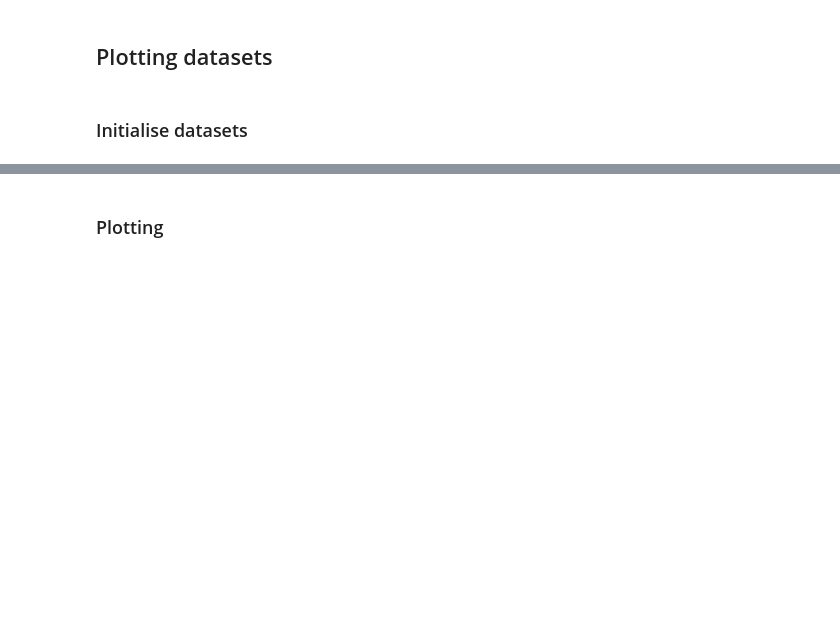
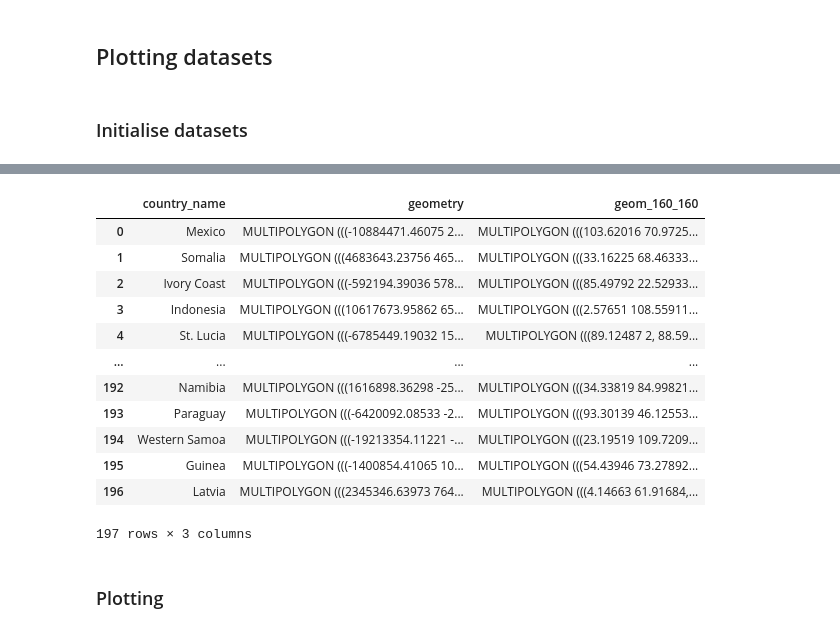
Before and after one commit to JortdeJong13/country-guess, a Jupyter notebook: Model training.ipynb, the cells around one changed output, grey strips where cells are left out. Drawn from its saved outputs; the diff is of its cells as text; code cells hidden in the pictures; blank space fills up the shorter version.

```diff
--- a/Model training.ipynb
+++ b/Model training.ipynb
@@ -35,3 +33,19 @@ INFO:countryguess.data:Loaded 81 countries
+# %%
+ref_data.gdf
+# %% [output]
+|  | country_name | geometry | geom_160_160 |
+| 0 | Mexico | MULTIPOLYGON (((-10884471.46075 2... | MULTIPOLYGON (((103.62016 70.9725... |
+| 1 | Somalia | MULTIPOLYGON (((4683643.23756 465... | MULTIPOLYGON (((33.16225 68.46333... |
+| 2 | Ivory Coast | MULTIPOLYGON (((-592194.39036 578... | MULTIPOLYGON (((85.49792 22.52933... |
+| 3 | Indonesia | MULTIPOLYGON (((10617673.95862 65... | MULTIPOLYGON (((2.57651 108.55911... |
+| 4 | St. Lucia | MULTIPOLYGON (((-6785449.19032 15... | MULTIPOLYGON (((89.12487 2, 88.59... |
+| ... | ... | ... | ... |
+| 192 | Namibia | MULTIPOLYGON (((1616898.36298 -25... | MULTIPOLYGON (((34.33819 84.99821... |
+| 193 | Paraguay | MULTIPOLYGON (((-6420092.08533 -2... | MULTIPOLYGON (((93.30139 46.12553... |
+| 194 | Western Samoa | MULTIPOLYGON (((-19213354.11221 -... | MULTIPOLYGON (((23.19519 109.7209... |
+| 195 | Guinea | MULTIPOLYGON (((-1400854.41065 10... | MULTIPOLYGON (((54.43946 73.27892... |
+| 196 | Latvia | MULTIPOLYGON (((2345346.63973 764... | MULTIPOLYGON (((4.14663 61.91684,... |
+197 rows × 3 columns
 # %% [markdown]
 ### Plotting
 # %% [markdown]
```
Also changed, not shown: parts of 11 cells of this notebook, 1 other file.
